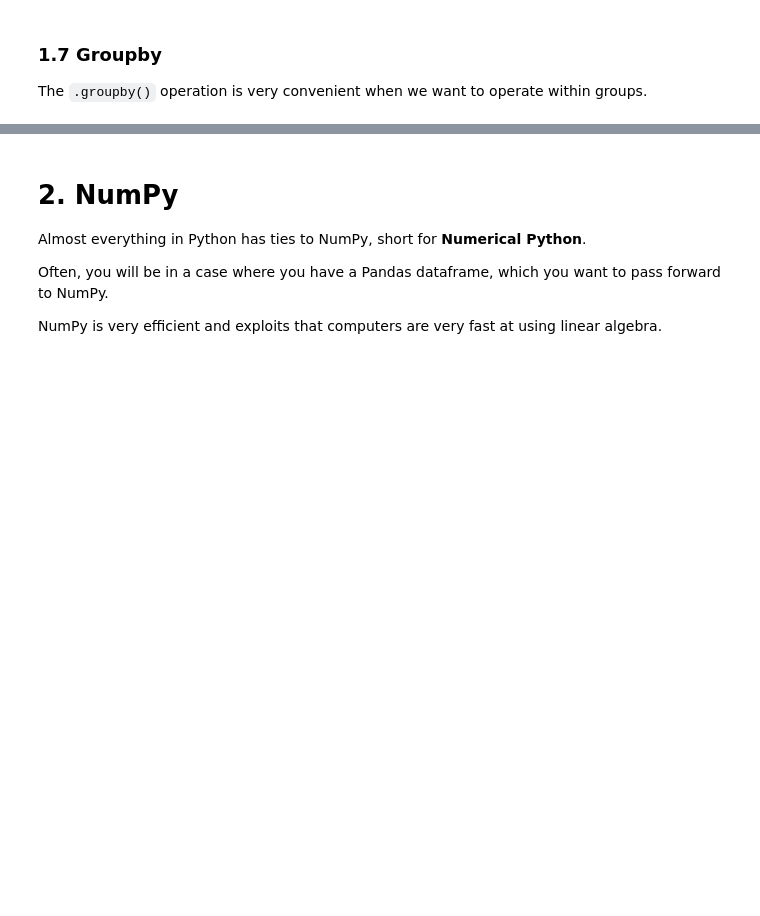
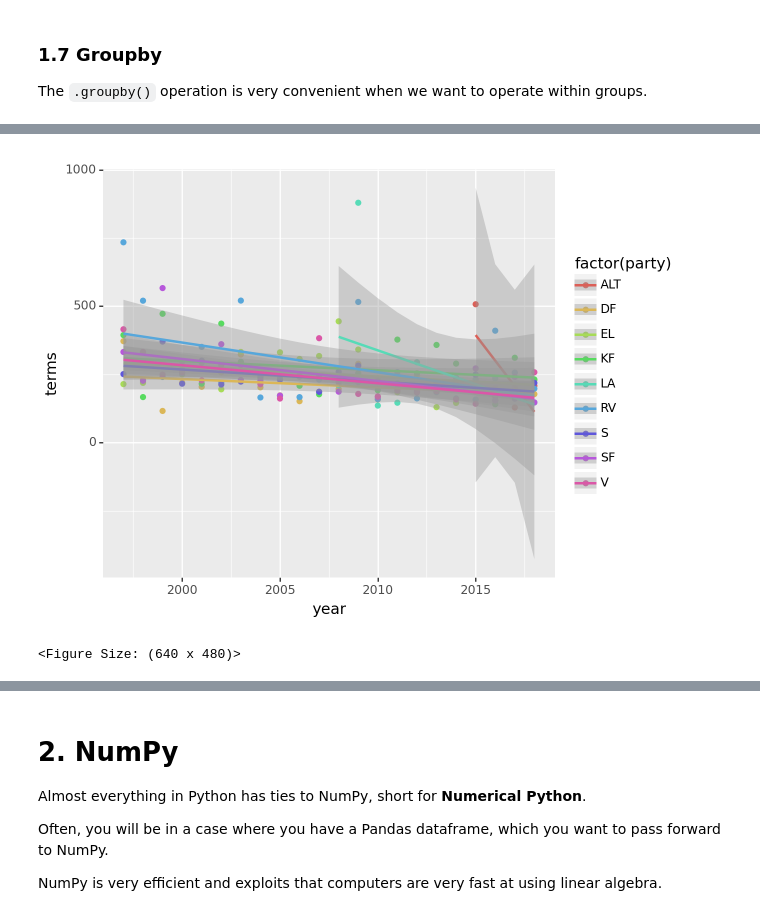
Before and after one commit to mraskj/css_fall2023, a Jupyter notebook: code/class02/class02-tutorial.ipynb, the cells around one changed output, grey strips where cells are left out. Saved outputs shown, nothing was run; the diff lists cells and outputs as text; code cells hidden in the pictures; blank space fills up the shorter version.

```diff
--- a/code/class02/class02-tutorial.ipynb
+++ b/code/class02/class02-tutorial.ipynb
@@ -107,7 +107,7 @@ df['date']
 df.rename(columns={'party.facts.id': 'party_id'}, inplace=True)
 # %%
 # Type casting of column. Bit complicated sometimes if the column has NaNs. I often use a work-around solution.
-df['party_id'] = pd.Series([int(x) if pd.notnull(x) else None for x in df.party_id.tolist()], dtype=object)
+df['party_id'] = pd.Series([int(x) if pd.notnull(x) else None for x in df['party_id'].tolist()], dtype=object)
 # %%
 # Type casting is straightforward without NaNs
 df['speechnumber'] = df['speechnumber'].astype(float)
@@ -137,5 +164,3 @@ df_s
-# %%
-df.loc[df['party'] == 'S', 'test'] = str('hej')
 # %%
 # Extract first row with .loc
 # What happens here?
@@ -195,7 +232,7 @@ df['date'].apply(lambda x: x.split('-')[0])
 df['year'] = df['date'].apply(lambda x: x.split('-')[0])
 # %%
 # Conditional value assignment
-df['party_S'] = df['party'].apply(lambda x: 'Yes' if x == 'S' else 'No')
+df['party_S'] = df['party'].apply(lambda x: 1 if x == 'S' else 0)
 # %%
 # To see why it is neccesary, consider this example. Here we are computing the length of the text column.
 # Do you think the `len()` function returns the length at an element-wise operation? Well...
@@ -241,5 +306,15 @@ import seaborn as sns
 import matplotlib.pyplot as plt
 sns.set_theme()
 # %%
-# grouped_df['year'][0]
-# grouped_df['year'] = grouped_df['year'].astype(int)
+#grouped_df.loc[0, 'year']
+grouped_df['year'] = grouped_df['year'].astype(int)
+# %%
+from plotnine import ggplot, geom_point, aes, stat_smooth, facet_wrap
+from plotnine.data import mtcars
+
+(ggplot(grouped_df, aes("year", "terms", color="factor(party)"))
+ + geom_point()
+ + stat_smooth(method="lm"))
+# %% [output]
+[figure, added]
+<Figure Size: (640 x 480)>
```
Also changed, not shown: parts of 23 cells of this notebook, 1 other file.
